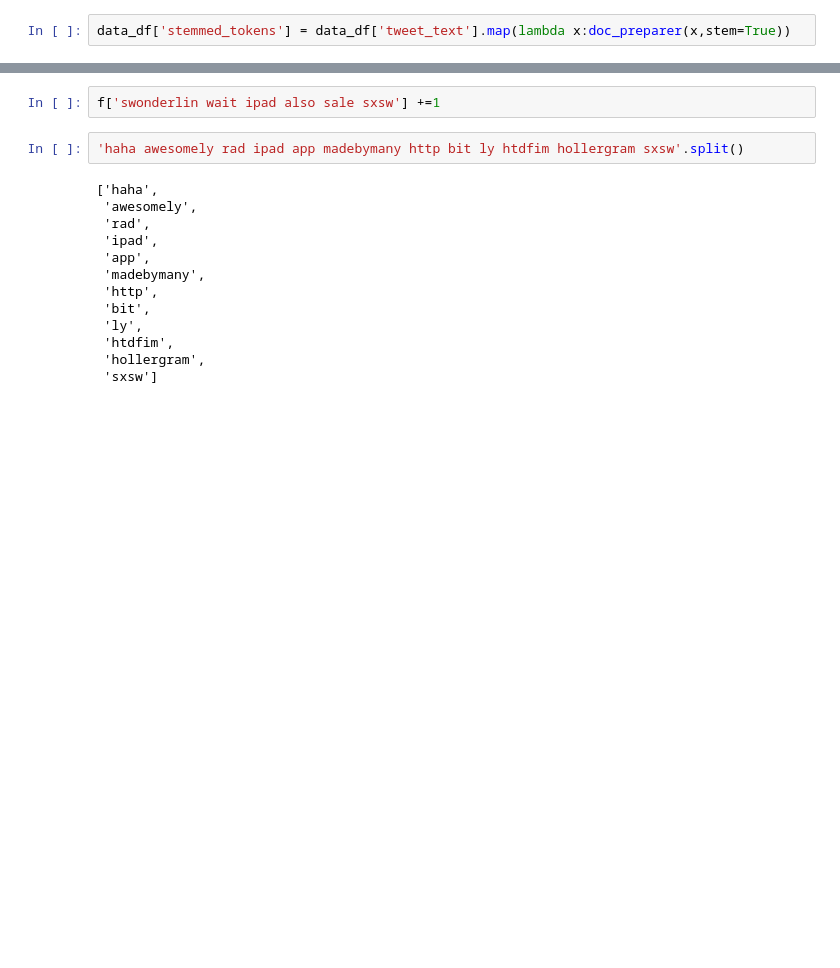
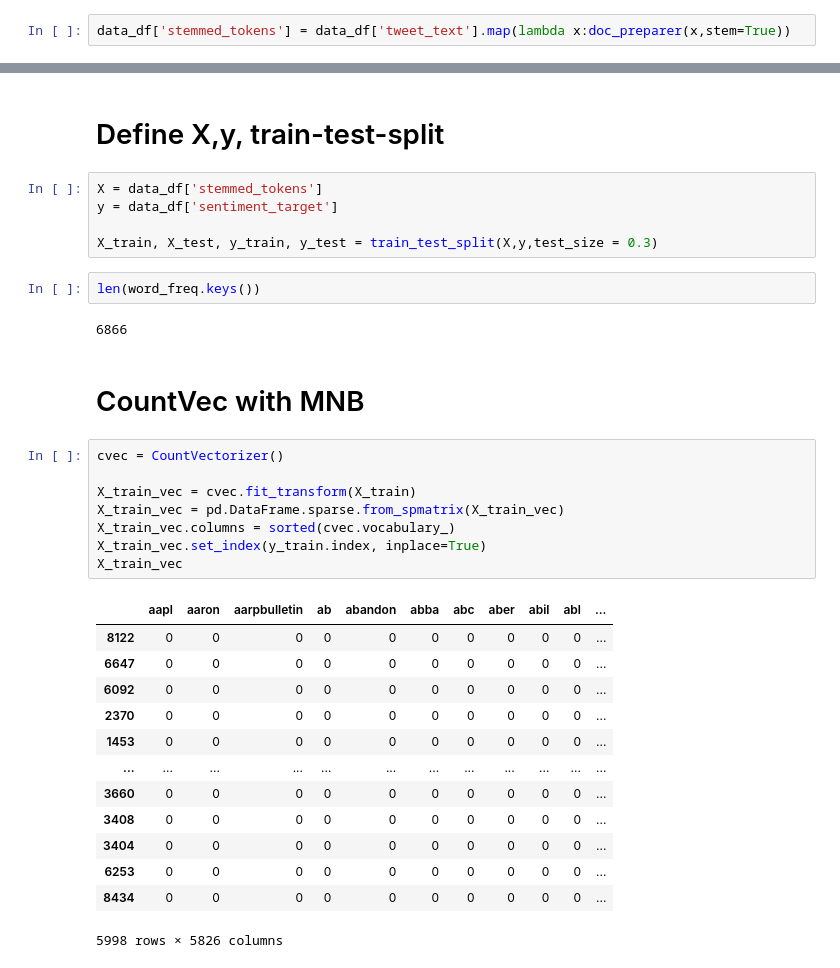
Before and after one commit to ssaeed85/dsc-ph4-TweetSentimentAnalysis-NLP, a Jupyter notebook: Workspace/Saad/DataCleaning.ipynb, the cells around one changed output, grey strips where cells are left out. Cells and saved outputs as stored; diff of their text form; blank space fills up the shorter version.

Commit message:
MNB models with count vec and tfdif vec

```diff
--- a/Workspace/Saad/DataCleaning.ipynb
+++ b/Workspace/Saad/DataCleaning.ipynb
@@ -250,17 +265,35 @@ SyntaxError: invalid syntax (Temp/ipykernel_26496/155179794.py, line 1)
-# %%
-f['swonderlin wait ipad also sale sxsw'] +=1
-# %%
-'haha awesomely rad ipad app madebymany http bit ly htdfim hollergram sxsw'.split()
-# %% [output]
-['haha',
- 'awesomely',
- 'rad',
- 'ipad',
- 'app',
- 'madebymany',
- 'http',
- 'bit',
- 'ly',
- 'htdfim',
- 'hollergram',
- 'sxsw']
+# %% [markdown]
+# Define X,y, train-test-split
+# %%
+X = data_df['stemmed_tokens']
+y = data_df['sentiment_target']
+
+X_train, X_test, y_train, y_test = train_test_split(X,y,test_size = 0.3)
+# %%
+len(word_freq.keys())
+# %% [output]
+6866
+# %% [markdown]
+# CountVec with MNB
+# %%
+cvec = CountVectorizer()
+
+X_train_vec = cvec.fit_transform(X_train)
+X_train_vec = pd.DataFrame.sparse.from_spmatrix(X_train_vec)
+X_train_vec.columns = sorted(cvec.vocabulary_)
+X_train_vec.set_index(y_train.index, inplace=True)
+X_train_vec
+# %% [output]
+|  | aapl | aaron | aarpbulletin | ab | abandon | abba | abc | aber | abil | abl | ... |
+| 8122 | 0 | 0 | 0 | 0 | 0 | 0 | 0 | 0 | 0 | 0 | ... |
+| 6647 | 0 | 0 | 0 | 0 | 0 | 0 | 0 | 0 | 0 | 0 | ... |
+| 6092 | 0 | 0 | 0 | 0 | 0 | 0 | 0 | 0 | 0 | 0 | ... |
+| 2370 | 0 | 0 | 0 | 0 | 0 | 0 | 0 | 0 | 0 | 0 | ... |
+| 1453 | 0 | 0 | 0 | 0 | 0 | 0 | 0 | 0 | 0 | 0 | ... |
+| ... | ... | ... | ... | ... | ... | ... | ... | ... | ... | ... | ... |
+| 3660 | 0 | 0 | 0 | 0 | 0 | 0 | 0 | 0 | 0 | 0 | ... |
+| 3408 | 0 | 0 | 0 | 0 | 0 | 0 | 0 | 0 | 0 | 0 | ... |
+| 3404 | 0 | 0 | 0 | 0 | 0 | 0 | 0 | 0 | 0 | 0 | ... |
+| 6253 | 0 | 0 | 0 | 0 | 0 | 0 | 0 | 0 | 0 | 0 | ... |
+| 8434 | 0 | 0 | 0 | 0 | 0 | 0 | 0 | 0 | 0 | 0 | ... |
+5998 rows × 5826 columns
```
Also changed, not shown: parts of 21 cells of this notebook.
